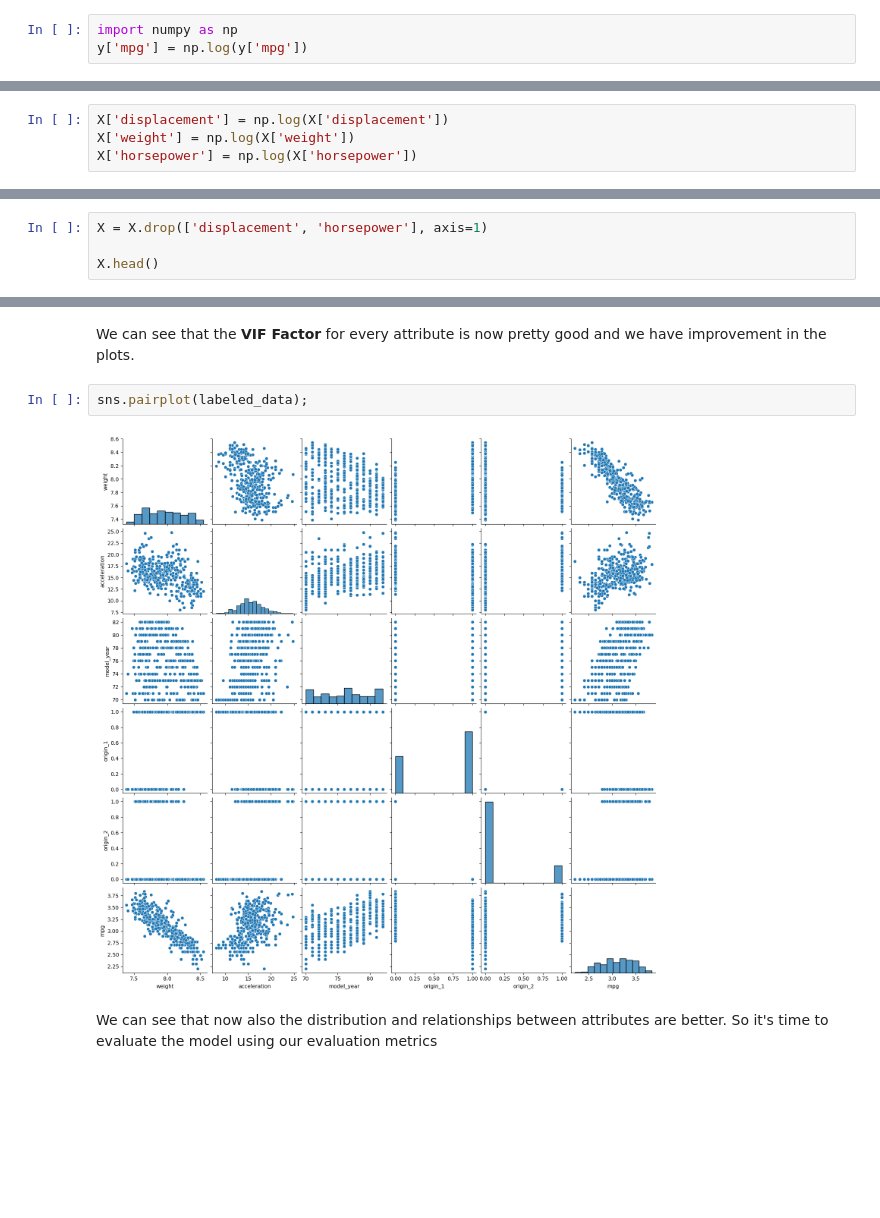
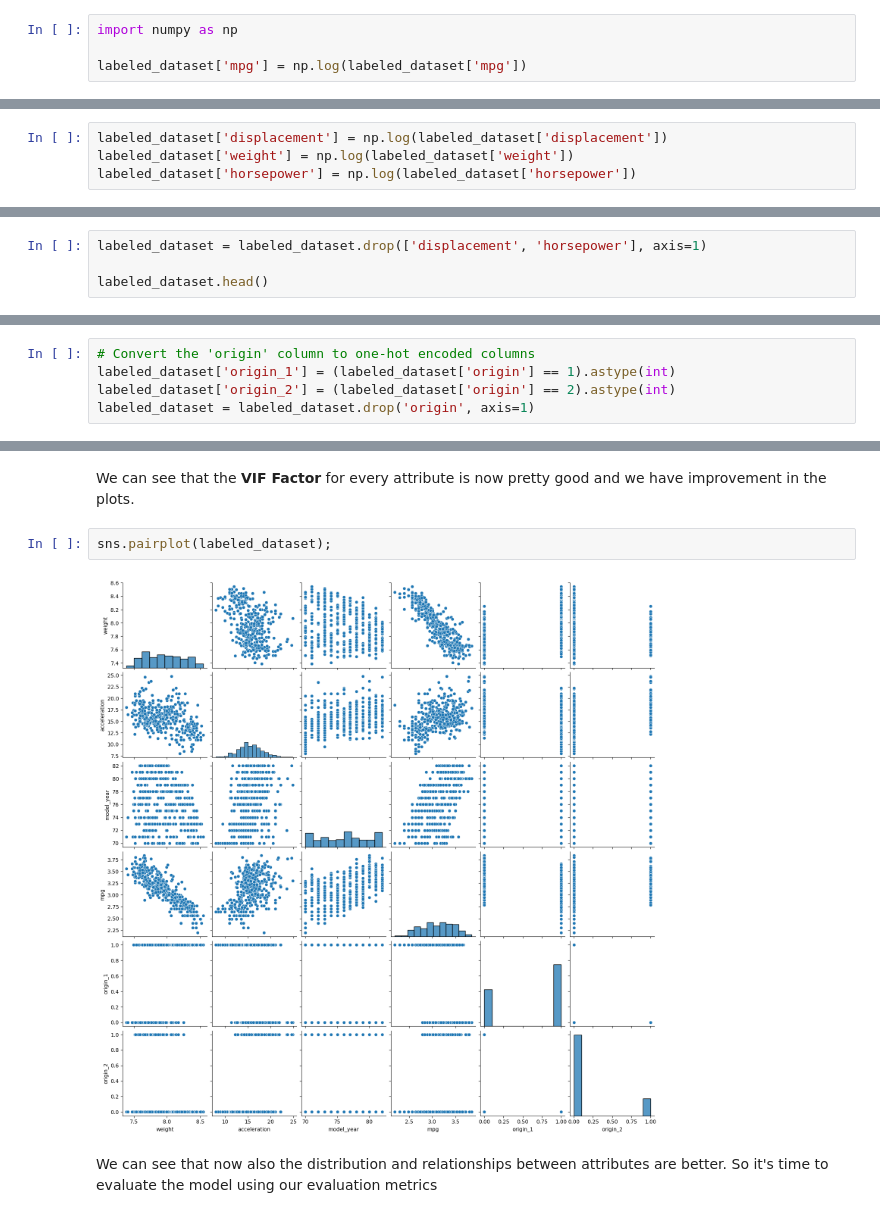
Before and after one commit to nikolayVv/MachineLearningTasks, a Jupyter notebook: LinearRegression.ipynb, the cells around one changed output, grey strips where cells are left out. Cells and saved outputs as stored; diff of their text form; blank space fills up the shorter version.

```diff
--- a/LinearRegression.ipynb
+++ b/LinearRegression.ipynb
@@ -1084,3 +987,4 @@ First thing we can do is logaritmically tranform the targer variable **mpg**, si
 # %%
 import numpy as np
-y['mpg'] = np.log(y['mpg'])
+
+labeled_dataset['mpg'] = np.log(labeled_dataset['mpg'])
@@ -1097,6 +1004,6 @@ sns.pairplot(y);
 # %% [markdown]
 We can see that this made the distribution a lot more normal then before. Now let's try to fix the distribution of the variables **weight**, **horsepower** and **displacement**
 # %%
-X['displacement'] = np.log(X['displacement'])
-X['weight'] = np.log(X['weight'])
-X['horsepower'] = np.log(X['horsepower'])
+labeled_dataset['displacement'] = np.log(labeled_dataset['displacement'])
+labeled_dataset['weight'] = np.log(labeled_dataset['weight'])
+labeled_dataset['horsepower'] = np.log(labeled_dataset['horsepower'])
@@ -1107,7 +1023,7 @@ sns.pairplot(X[['displacement', 'weight', 'horsepower']]);
 # %% [markdown]
 We can see that the distributions are much better now. While we are at these 3 attributes let's handle the multicollinearity. By doing some analysis using the diagnostic and VIF scores by removing different attributes from these 3, we found out that the attribute weight has big influence and has to stay. By removing the attribute horsepower we remove the multicollinearity between it and acceleration and by removing the attribute displacement we also remove the multicollinarity between it and weight.
 # %%
-X = X.drop(['displacement', 'horsepower'], axis=1)
+labeled_dataset = labeled_dataset.drop(['displacement', 'horsepower'], axis=1)
 
-X.head()
+labeled_dataset.head()
 # %% [output]
@@ -1126,3 +1042,8 @@ array([1, 3, 2])
 # %% [markdown]
 Since we have values 1,2, and 3 we will create two new columns. The first will be 1 if the origin is 1 nad 0 otherwise. The second would be 1 if the origin is 1 and 0 otherwise. This means that 1 will be 10, 2 will be 01 and 3 will be 00.
+# %%
+# Convert the 'origin' column to one-hot encoded columns
+labeled_dataset['origin_1'] = (labeled_dataset['origin'] == 1).astype(int)
+labeled_dataset['origin_2'] = (labeled_dataset['origin'] == 2).astype(int)
+labeled_dataset = labeled_dataset.drop('origin', axis=1)
 # %%
@@ -1213,8 +1110,8 @@ print(vif_improved)
 # %% [markdown]
 We can see that the **VIF Factor** for every attribute is now pretty good and we have improvement in the plots.
 # %%
-sns.pairplot(labeled_data);
+sns.pairplot(labeled_dataset);
 # %% [output]
-[figure, old version]
+[figure, new version]
 # %% [markdown]
 We can see that now also the distribution and relationships between attributes are better. So it's time to evaluate the model using our evaluation metrics
```
Also changed, not shown: parts of 69 cells of this notebook.
